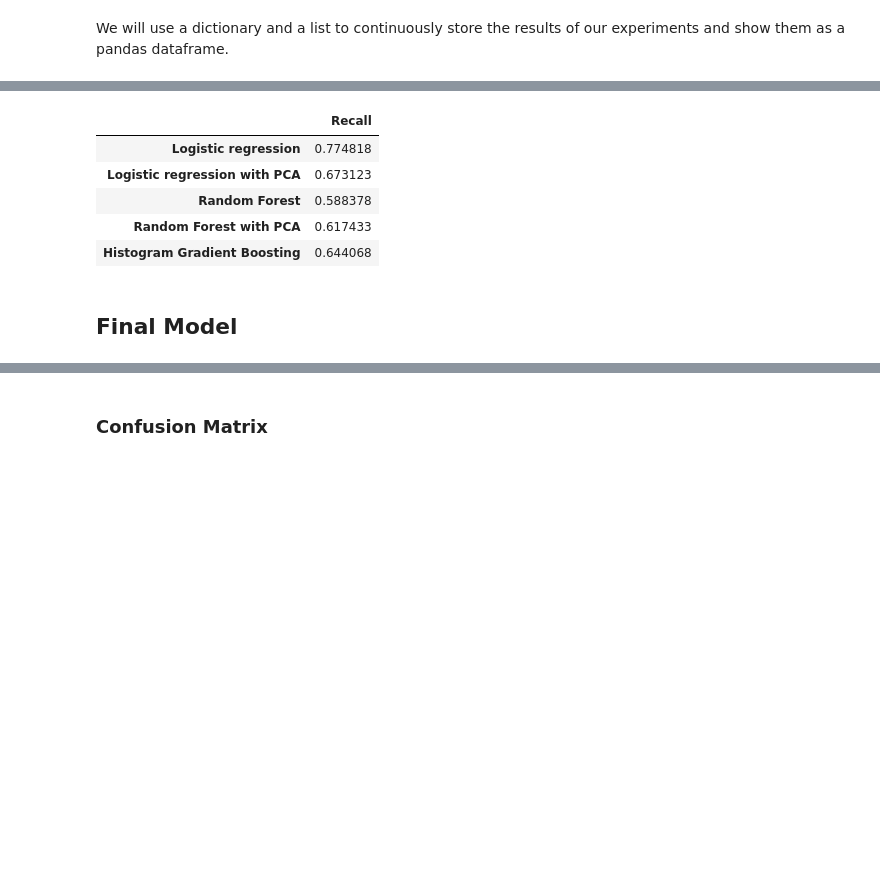
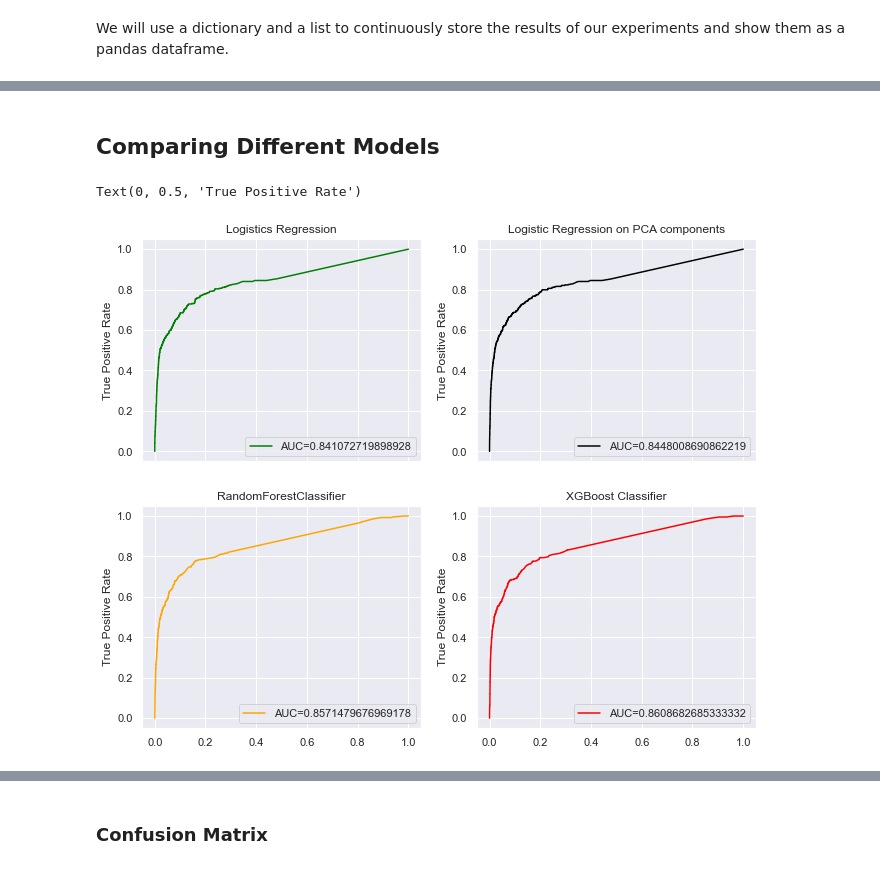
Before and after one commit to abhinav-sharma15/365datascience, a Jupyter notebook: 365 DS Subscription Classfication.ipynb, the cells around one changed output, grey strips where cells are left out. Saved outputs shown, nothing was run; the diff lists cells and outputs as text; code cells hidden in the pictures; blank space fills up the shorter version.

```diff
--- a/365 DS Subscription Classfication.ipynb
+++ b/365 DS Subscription Classfication.ipynb
@@ -319,0 +347,3 @@ df_scores
+# %%
+model_1=LogisticRegression(penalty='l2', solver = 'sag', C = 0.5)
+model_1.fit(X_res, y_res)
@@ -471,14 +514,45 @@ test_pred_hgb = hgb1.predict(X_test)
-# %%
-index += ["Histogram Gradient Boosting"]
-scores["Recall"].append(recall_score(y_test, test_pred_hgb))
-df_scores = pd.DataFrame(scores, index=index)
-df_scores
-# %% [output]
-|  | Recall |
-| Logistic regression | 0.774818 |
-| Logistic regression with PCA | 0.673123 |
-| Random Forest | 0.588378 |
-| Random Forest with PCA | 0.617433 |
-| Histogram Gradient Boosting | 0.644068 |
 # %% [markdown]
-## Final Model
+## Comparing Different Models
+# %%
+targets = [test_pred_model_1, test_pred_model_2, test_pred_model_3, test_pred_model_4]
+models = ['Logistics Regression','Logistic Regression on PCA components', 'RandomForestClassifier','XGBoost Classifier']
+# %%
+y_pred_1 = model_1.predict_proba(X_test)[::,1]
+fpr_1, tpr_1,_ = roc_curve(y_test,  y_pred_1)
+auc_1 = roc_auc_score(y_test, y_pred_1)
+
+y_pred_2 = model_2.predict_proba(X_pca_test)[::,1]
+fpr_2, tpr_2,_ = roc_curve(y_pca_test,  y_pred_2)
+auc_2 = roc_auc_score(y_test, y_pred_2)
+
+y_pred_3 = model_3.predict_proba(X_test)[::,1]
+fpr_3, tpr_3,_ = roc_curve(y_test,  y_pred_3)
+auc_3 = roc_auc_score(y_test, y_pred_3)
+
+y_pred_4 = model_4.predict_proba(X_test)[::,1]
+fpr_4, tpr_4,_ = roc_curve(y_test,  y_pred_4)
+auc_4 = roc_auc_score(y_test, y_pred_4)
+# %%
+sns.set()
+fig1, (ax1, ax2) = plt.subplots(2, 2, figsize = (11, 9), sharex = True,sharey='col')
+
+ax1[0].plot(fpr_1, tpr_1,label="AUC="+str(auc_1),color = 'green')
+ax1[0].legend(loc=4)
+ax1[0].set_title(models[0])
+ax1[0].set_ylabel('True Positive Rate')
+ax1[1].plot(fpr_2,tpr_2,label="AUC="+str(auc_2),color = 'black')
+ax1[1].legend(loc=4)
+ax1[1].set_title(models[1])
+ax1[1].set_ylabel('True Positive Rate')
+
+ax2[0].plot(fpr_3, tpr_3,label="AUC="+str(auc_3),color = 'orange')
+ax2[0].legend(loc=4)
+ax2[0].set_title(models[2])
+ax2[0].set_ylabel('True Positive Rate')
+ax2[1].plot(fpr_4,tpr_4,label="AUC="+str(auc_4),color = 'red')
+ax2[1].legend(loc=4)
+ax2[1].set_title(models[3])
+ax2[1].set_ylabel('True Positive Rate')
+# %% [output]
+Text(0, 0.5, 'True Positive Rate')
+[figure, added]
```
Also changed, not shown: parts of 59 cells of this notebook.
